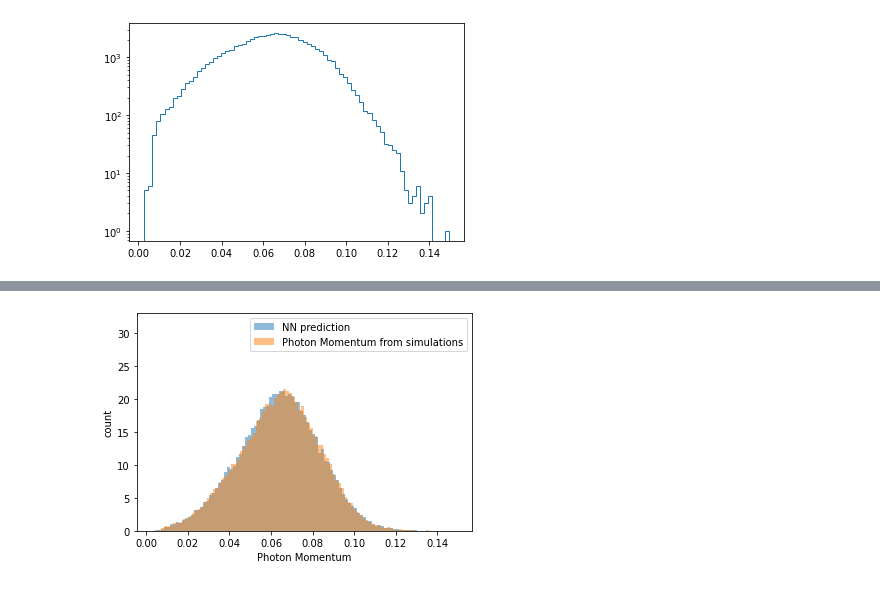
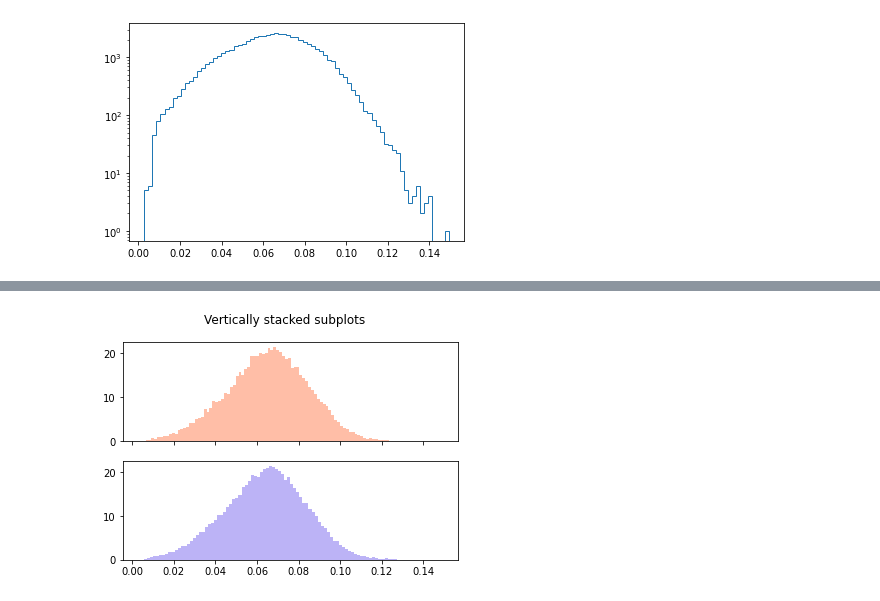
Before and after one commit to chiarabadiali/comp_scatt_ML, a Jupyter notebook: notebooks/Test_NeuralNetwork.ipynb, the cells around one changed output, grey strips where cells are left out. Saved outputs shown, nothing was run; the diff lists cells and outputs as text; code cells hidden in the pictures.

```diff
--- a/notebooks/Test_NeuralNetwork.ipynb
+++ b/notebooks/Test_NeuralNetwork.ipynb
@@ -46,17 +13,9 @@ Last updated: Wed Jan 27 2021 12:10:08CET
 # %%
 regen_data = False
 # %%
-if regen_data:
-    from process import load_generate_data
-    from process import savedata
-    regr_data, class_data = load_generate_data(0.1, 50)
-    savedata(regr_data, "../data/regression/100.csv")
-    savedata(class_data, "../data/classifier/100.csv")
+from process import loaddata
+regr_data = loaddata("../data/regression/100.csv")
+class_data = loaddata("../data/classifier/100.csv")
-# %%
-if not regen_data:
-    from process import loaddata
-    regr_data = loaddata("../data/regression/100.csv")
-    class_data = loaddata("../data/classifier/100.csv")
 # %%
 np.random.shuffle(class_data)
 yc_test = class_data[:,0]
@@ -139,19 +104,0 @@ WARNING:tensorflow:Model was constructed with shape (None, 62032, 6) for input K
-# %%
-from tensorflow import keras
-photon_final_nn = []
-threshold = 0.5
-num = int(1*len(xc_test))
-bar = progressbar.ProgressBar(maxval=num,
-                              widgets=[progressbar.Bar('=', '[', ']'), ' ',
-                                       progressbar.Percentage(),
-                                       " of {0}".format(num)])
-bar.start()
-for i, x_ in enumerate(xc_test[:num]):
-    x_ = np.array([x_])
-    classification = model_class.predict(np.stack(x_))
-    if classification >= threshold:
-        regr_x = np.array([x_[0,:6]])
-        regr_result = model_regr.predict(regr_x)
-        photon_final_nn.append(np.linalg.norm(regr_result[0]))
-    bar.update(i+1)
-bar.finish()
@@ -184,10 +169,8 @@ photon_final_nn
 # %%
-plt.hist(photon_final_nn, 100, alpha=0.5, label='NN prediction', density = True)
-plt.hist(final_p, 100, alpha=0.5, label='Photon Momentum from simulations', density = True)
-plt.xlabel('Photon Momentum')
-plt.ylabel('count')
-plt.legend(loc='upper right')
-plt.ylim((0, 33))
-plt.show()
+fig, axs = plt.subplots(2, sharex = True)
+fig.suptitle('Vertically stacked subplots')
+axs[0].hist(photon_final_nn, 100, alpha=0.5, color = 'coral', label='NN prediction', density = True)
+axs[1].hist(final_p, 100, alpha=0.5, color = 'mediumslateblue', label='Photon Spectrum', density = True)
+fig.show()
 # %% [output]
-[figure, old version]
+[figure, new version]
```
Also changed, not shown: parts of 16 cells of this notebook, 2 other files.
